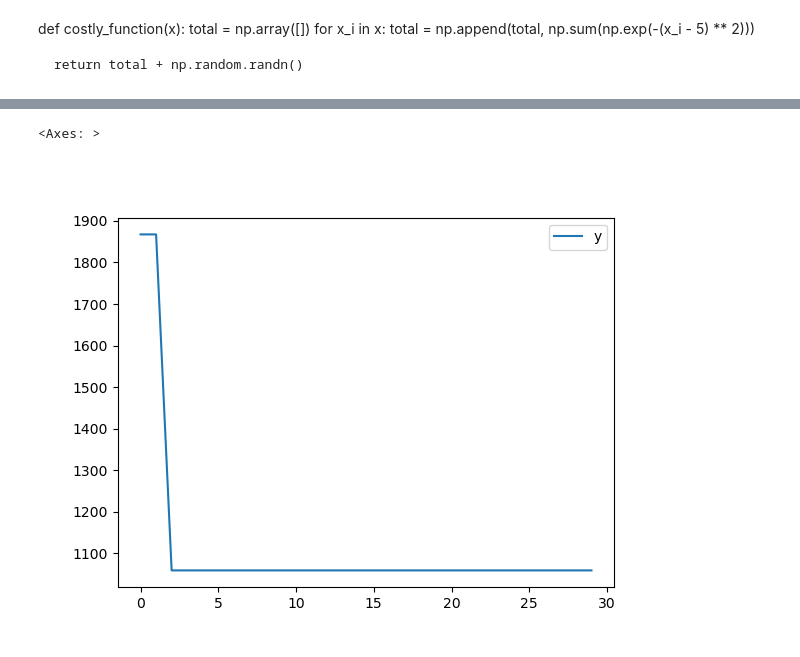
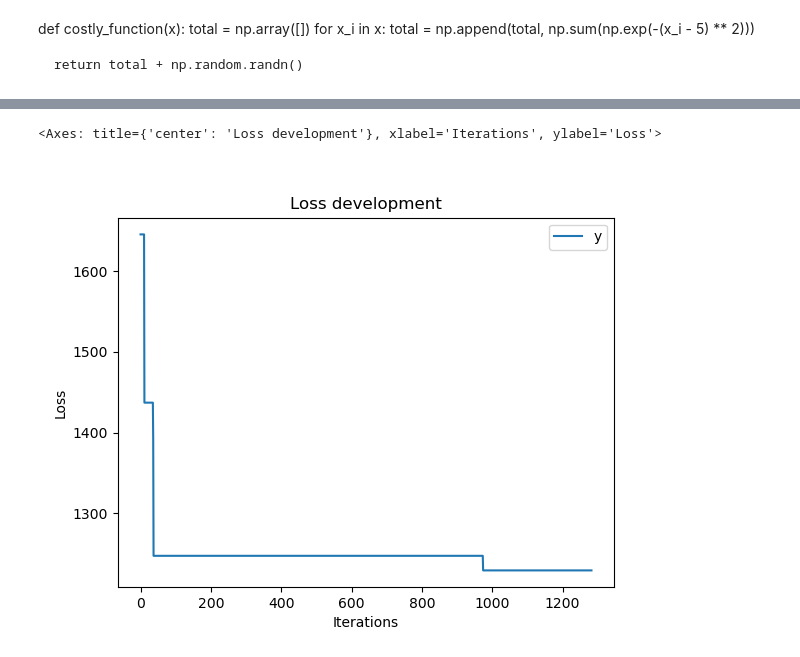
Before and after one commit to Paolo188/TRUSS1, a Jupyter notebook: truss_bridge/main.ipynb, the cells around one changed output, grey strips where cells are left out. Drawn from its saved outputs; the diff is of its cells as text; code cells hidden in the pictures.

```diff
--- a/truss_bridge/main.ipynb
+++ b/truss_bridge/main.ipynb
@@ -181,8 +197,8 @@ class BayesianOptimizer():
 
         mean_y = self.gauss_pr.predict(self.x_init)
         min_mean_y = np.min(mean_y)
-        z = (mean_y_new - min_mean_y) / sigma_y_new
-        exp_imp = (mean_y_new - min_mean_y) * norm.cdf(z) + sigma_y_new * norm.pdf(z)
+        z = (min_mean_y - mean_y_new) / sigma_y_new
+        exp_imp = (min_mean_y - mean_y_new) * norm.cdf(z) + sigma_y_new * norm.pdf(z)
         return exp_imp
 
 
@@ -198,12 +214,18 @@ class BayesianOptimizer():
 
         for b in range(self.batch_size):
             x_start = Next_guess()
-            response = minimize(fun=self._acquisition_function, x0=x_start, method='L-BFGS-B')
+            #response = minimize(fun=self._acquisition_function, x0=x_start, method='L-BFGS-B')
             # if response.fun[0] < min_ei:
-            if response.fun < min_ei:
-                # min_ei = response.fun[0]
-                min_ei = response.fun
-                x_optimal = response.x
+
+            #if response.fun < min_ei:
+            #    # min_ei = response.fun[0]
+            #    min_ei = response.fun
+            #   x_optimal = response.x
+
+            ei = self._acquisition_function(x_start)
+            if (ei < min_ei):
+                min_ei = ei
+                x_optimal = x_start
 
         return x_optimal, min_ei
 
@@ -218,7 +240,10 @@ class BayesianOptimizer():
         y_min = self.y_init[y_min_ind]
         optimal_x = self.x_init[y_min_ind]
         optimal_ei = None
+        best_iter = 0
+
         for i in range(self.n_iter):
+            print(f'Iteration: {i}, the best loss = {y_min:.2f}')
             self.gauss_pr.fit(self.x_init, self.y_init)
             x_next, ei = self._get_next_probable_point()
             y_next = self.target_func(np.array(x_next))
@@ -229,6 +254,7 @@ class BayesianOptimizer():
                 optimal_x = x_next
                 # optimal_ei = ei[0]
                 optimal_ei = ei
+                best_iter = i
 
             if i == 0:
                 prev_x = x_next
@@ -237,17 +263,16 @@ class BayesianOptimizer():
                 prev_x = x_next
 
             self.best_samples_ = pd.concat((self.best_samples_, pd.DataFrame({"y": [y_min], "ei": [optimal_ei]})), ignore_index=True)
-
         return optimal_x, y_min
 # %%
 def Initial_guess():
     y = np.random.uniform(1, 2, 5)
-    Areas = np.random.uniform(0.002, 0.01, 14)
+    Areas = np.random.uniform(0.001, 0.01, 14)
 
     x_list = np.append(y, Areas)
     return x_list
 
-def Next_guess(y_bound=(0.5, 2), A_bound=(0.002, 0.01)):
+def Next_guess(y_bound=(0.1, 2), A_bound=(0.001, 0.01)):
     y = np.random.uniform(y_bound[0], y_bound[1], 5)
     Areas = np.random.uniform(A_bound[0], A_bound[1], 14)
     x_list = np.append(y, Areas)
@@ -256,11 +281,13 @@ def Next_guess(y_bound=(0.5, 2), A_bound=(0.002, 0.01)):
 x_list = []
 y_list = []
 
-n_samples = 15
+n_samples = 5
 for i in range(n_samples):
     x = Initial_guess()
     x_list.append(x)
-    y_list.append(loss_function(x))
+    trap = io.StringIO()
+    with redirect_stdout(trap):
+        y_list.append(loss_function(x))
 
 x_list = np.array(x_list)
 y_list = np.array(y_list)
@@ -286,4 +298,4 @@ The total loss is:2235.429714184984
 # %%
-bopt = BayesianOptimizer(target_func=loss_function, x_init=x_list, y_init=y_list, n_iter=30, batch_size=50)
+bopt = BayesianOptimizer(target_func=loss_function, x_init=x_list, y_init=y_list, n_iter=2000, batch_size=100)
 optimal_x, y_max = bopt.optimize()
 # %% [output]
@@ -328,8 +349,8 @@ pd.DataFrame(bopt.distances_).plot()
 # %%
-pd.DataFrame(bopt.best_samples_['y']).plot()
+pd.DataFrame(bopt.best_samples_['y']).plot(title='Loss development', xlabel='Iterations', ylabel='Loss')
 # %% [output]
-<Axes: >
+<Axes: title={'center': 'Loss development'}, xlabel='Iterations', ylabel='Loss'>
-[figure, old version]
+[figure, new version]
 # %%
 pd.DataFrame(bopt.best_samples_['ei']).plot()
 # %% [output]
```
Also changed, not shown: parts of 7 cells of this notebook.
